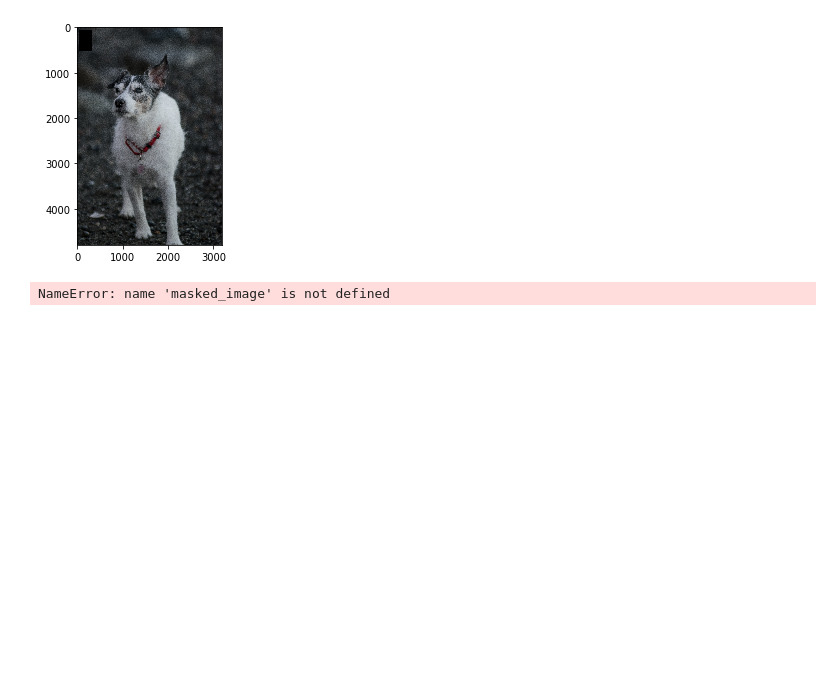
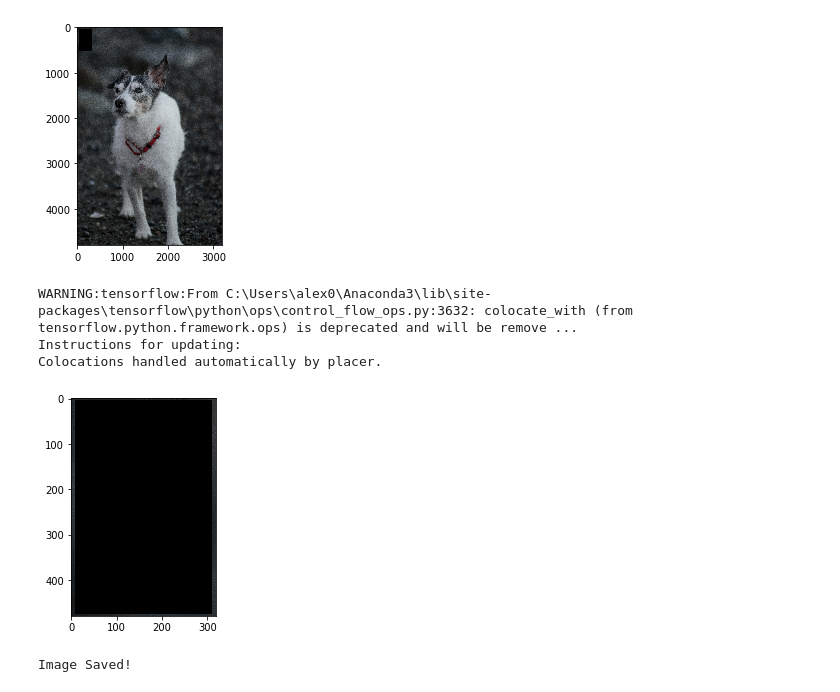
Before and after one commit to apop08/inpainter, a Jupyter notebook: image loading.ipynb, the cells around one changed output. Drawn from its saved outputs; the diff is of its cells as text; code cells hidden in the pictures; blank space fills up the shorter version.

Commit message:
randomly placed masks and local crop

```diff
--- a/image loading.ipynb
+++ b/image loading.ipynb
@@ -18,14 +21,15 @@ print(session.run(image).shape)
 img_shape = [4795, 3197]
 img_h = 4795
 img_w = 3197
-height = img_h // 10
-width = img_w // 10
+height = tf.constant(img_h // 10)
+width = tf.constant(img_w // 10)
 vertical_margin = img_h // 100
 horizontal_margin = img_w // 100
 lim_top = img_h - img_h // vertical_margin - height
 lim_left = img_w - img_w // horizontal_margin - width
+t = tf.random_uniform([], minval=vertical_margin, maxval=lim_top, dtype=tf.int32)
+l = tf.random_uniform([], minval=horizontal_margin, maxval=lim_left, dtype=tf.int32)
 
-
-bbox = (vertical_margin, horizontal_margin, height, width)
-print(bbox)
+bbox = (t, l, height, width)
+print(session.run(bbox))
 # %% [output]
@@ -33,10 +37,11 @@ print(bbox)
 # %%
 mask = np.ones((img_h, img_w, 1), np.float32)
-h = np.random.randint(32//2+1)
-w = np.random.randint(32//2+1)
+h = np.random.randint(delta_h//2+1)
+w = np.random.randint(delta_w//2+1)
+print(h)
 mask[bbox[0]+h:bbox[0]+bbox[2]-h,
      bbox[1]+w:bbox[1]+bbox[3]-w, :] = 0.
 print(mask)
-masked = image * mask
+masked = tf.multiply(image, mask)
 print(masked)
 # %% [output]
@@ -62,6 +52,16 @@ plt.imshow(session.run(masked))
 plt.show()
 # %% [output]
 [figure]
+# %%
+x = tf.image.crop_to_bounding_box(masked, bbox[0], bbox[1], bbox[2], bbox[3])
+
+plt.imshow(session.run(x))
+plt.show()
+# %% [output]
+WARNING:tensorflow:From C:\Users\alex0\Anaconda3\lib\site-packages\tensorflow\python\ops\control_flow_ops.py:3632: colocate_with (from tensorflow.python.framework.ops) is deprecated and will be remove ...
+Instructions for updating:
+Colocations handled automatically by placer.
+[figure, added]
 # %%
 output_image = tf.image.encode_jpeg(masked)
 
@@ -75,4 +75,4 @@ print("Image Saved!")
 
 session.close()
 # %% [output]
-NameError: name 'masked_image' is not defined
+Image Saved!
```
Also changed, not shown: parts of 5 cells of this notebook.
